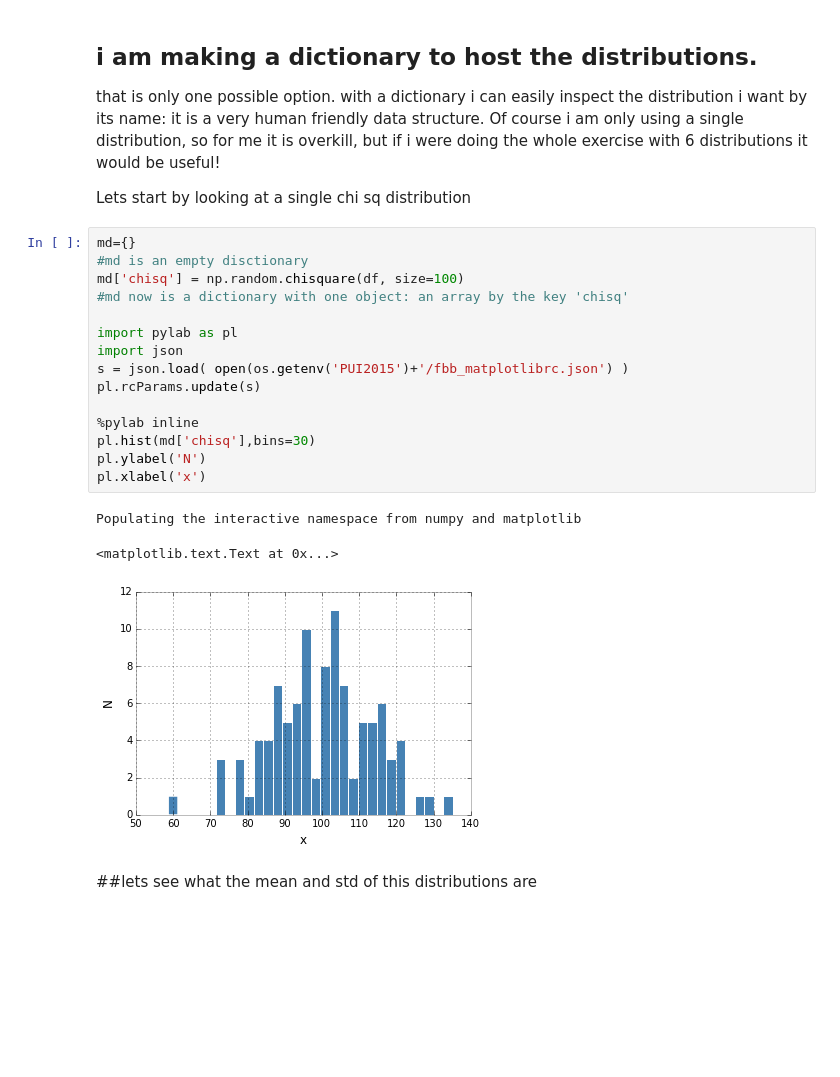
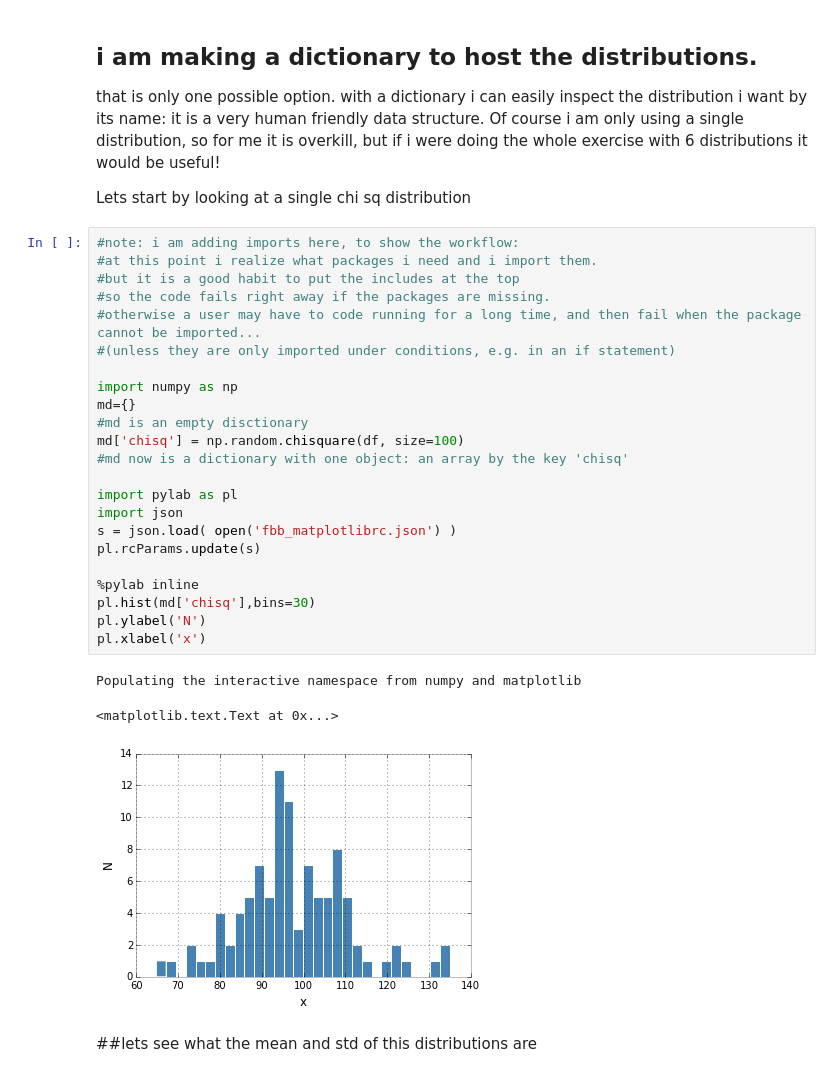
Before and after one commit to hannahkates/PUI2015_hkates, a Jupyter notebook: HW3/assignment1_distributions_instructions.ipynb, the cells around one changed output. Cells and saved outputs as stored; diff of their text form; blank space fills up the shorter version.

```diff
--- a/HW3/assignment1_distributions_instructions.ipynb
+++ b/HW3/assignment1_distributions_instructions.ipynb
@@ -44,24 +35,32 @@ that is only one possible option. with a dictionary i can easily inspect the dis
 
 Lets start by looking at a single chi sq distribution
 # %%
+#note: i am adding imports here, to show the workflow:
+#at this point i realize what packages i need and i import them.
+#but it is a good habit to put the includes at the top
+#so the code fails right away if the packages are missing.
+#otherwise a user may have to code running for a long time, and then fail when the package cannot be imported...
+#(unless they are only imported under conditions, e.g. in an if statement)
+
+import numpy as np
 md={}
 #md is an empty disctionary
 md['chisq'] = np.random.chisquare(df, size=100)
 #md now is a dictionary with one object: an array by the key 'chisq'
 
 import pylab as pl
 import json
-s = json.load( open(os.getenv('PUI2015')+'/fbb_matplotlibrc.json') )
+s = json.load( open('fbb_matplotlibrc.json') )
 pl.rcParams.update(s)
 
 %pylab inline
 pl.hist(md['chisq'],bins=30)
 pl.ylabel('N')
 pl.xlabel('x')
 # %% [output]
 Populating the interactive namespace from numpy and matplotlib
 <matplotlib.text.Text at 0x...>
-[figure, old version]
+[figure, new version]
 # %% [markdown]
 ##lets see what the mean and std of this distributions are
 # %%
```
Also changed, not shown: parts of 8 cells of this notebook.
